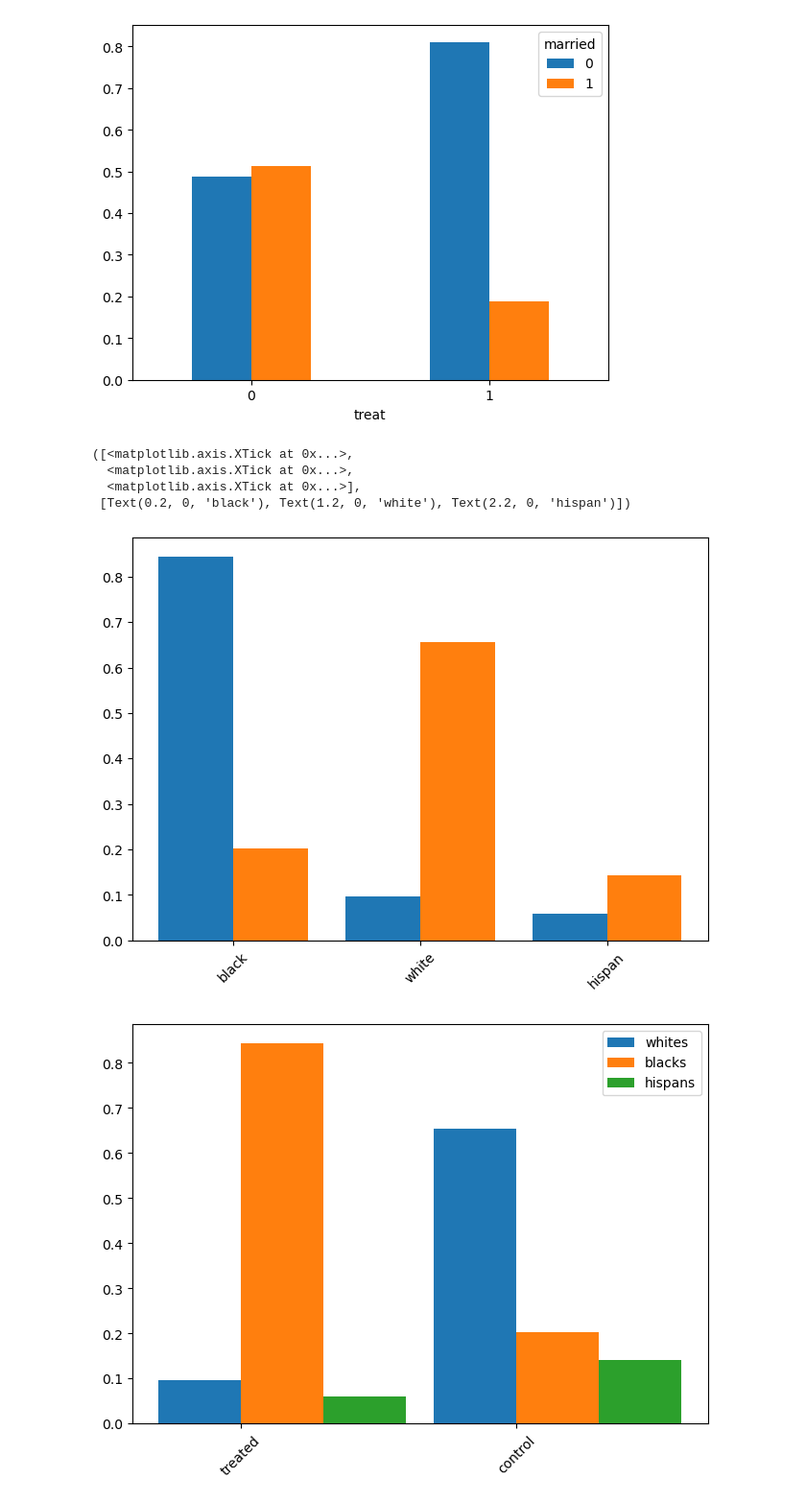
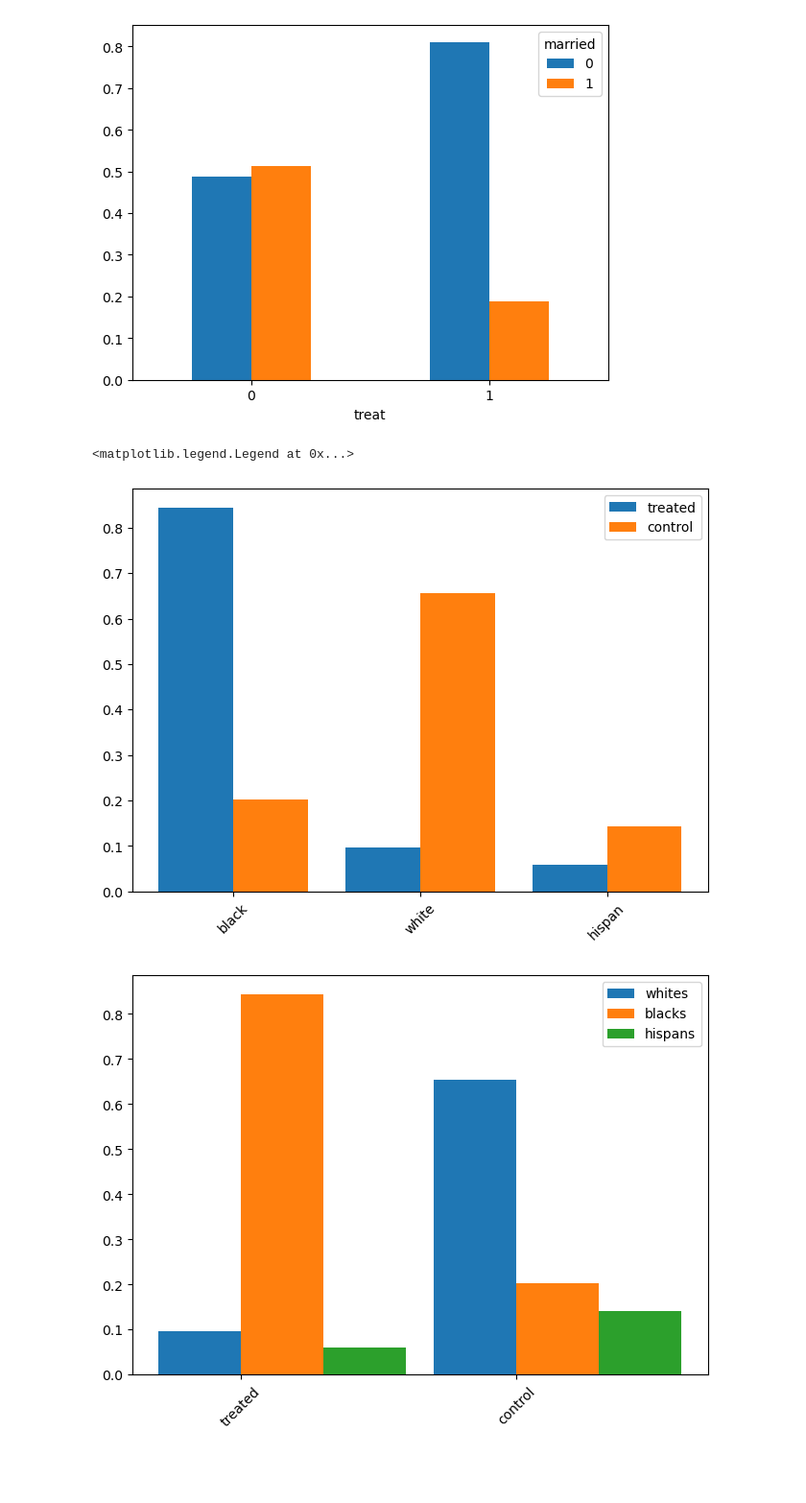
Before and after one commit to Etiennedelab/ADAFORK, a Jupyter notebook: Exercises/05 - Causal analysis of observational data/Observational studies exercise.ipynb, the cells around one changed output. Shown at 96% size. Saved outputs shown, nothing was run; the diff lists cells and outputs as text; code cells hidden in the pictures; blank space fills up the shorter version.

```diff
--- a/Exercises/05 - Causal analysis of observational data/Observational studies exercise.ipynb
+++ b/Exercises/05 - Causal analysis of observational data/Observational studies exercise.ipynb
@@ -153,21 +153,20 @@ pl = group.plot(kind='bar',rot=0)
 # %%
 sumtreat= treat.shape[0]
 propofrace_t=[treat[treat.black==1].id.count()/sumtreat,1-treat[treat.black==1].id.count()/sumtreat-treat[treat.hispan==1].id.count()/sumtreat,treat[treat.hispan==1].id.count()/sumtreat]
 sumcontrol= control.shape[0]
 propofrace_c=[control[control.black==1].id.count()/sumcontrol,1-control[control.hispan==1].id.count()/sumcontrol-control[control.black==1].id.count()/sumcontrol,control[control.hispan==1].id.count()/sumcontrol]
 fig, ax = plt.subplots(layout='constrained')
 x=["black","white","hispan"]
 x_axis = np.arange(3)
 bar_width = 0.4
 plt.bar(x_axis, propofrace_t, bar_width, label='treated')
 plt.bar(x_axis+bar_width, propofrace_c,bar_width, label='control')
+
 plt.xticks(x_axis + bar_width / 2, x,rotation=45)
+plt.legend()
 # %% [output]
-([<matplotlib.axis.XTick at 0x...>,
-  <matplotlib.axis.XTick at 0x...>,
-  <matplotlib.axis.XTick at 0x...>],
- [Text(0.2, 0, 'black'), Text(1.2, 0, 'white'), Text(2.2, 0, 'hispan')])
+<matplotlib.legend.Legend at 0x...>
-[figure, old version]
+[figure, new version]
 # %%
 white=[1-treat[treat.black==1].id.count()/sumtreat-treat[treat.hispan==1].id.count()/sumtreat, 1-control[control.hispan==1].id.count()/sumcontrol-control[control.black==1].id.count()/sumcontrol]
 black=[treat[treat.black==1].id.count()/sumtreat,control[control.black==1].id.count()/sumcontrol]
```
Also changed, not shown: parts of 16 cells of this notebook, 7 other files.
